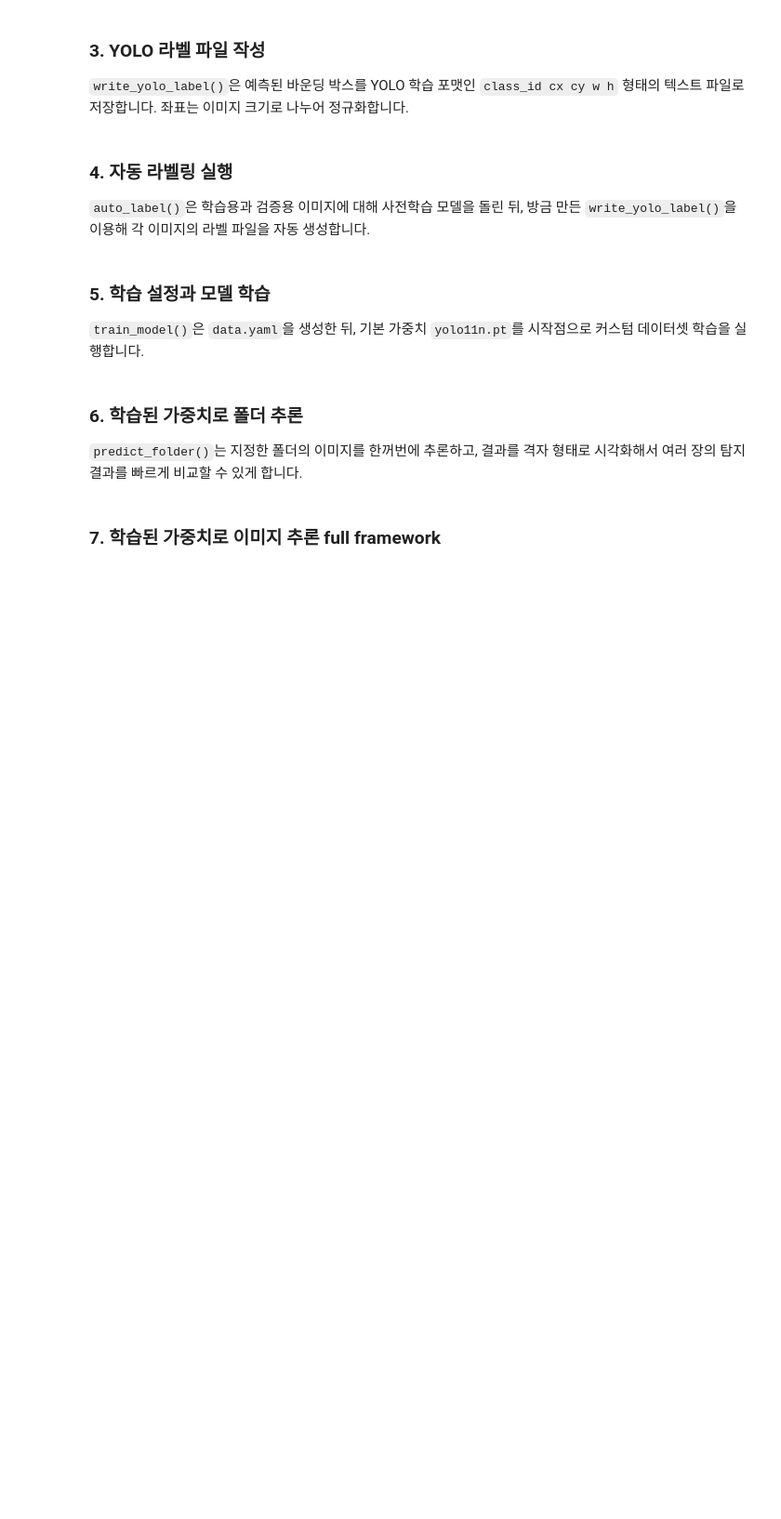
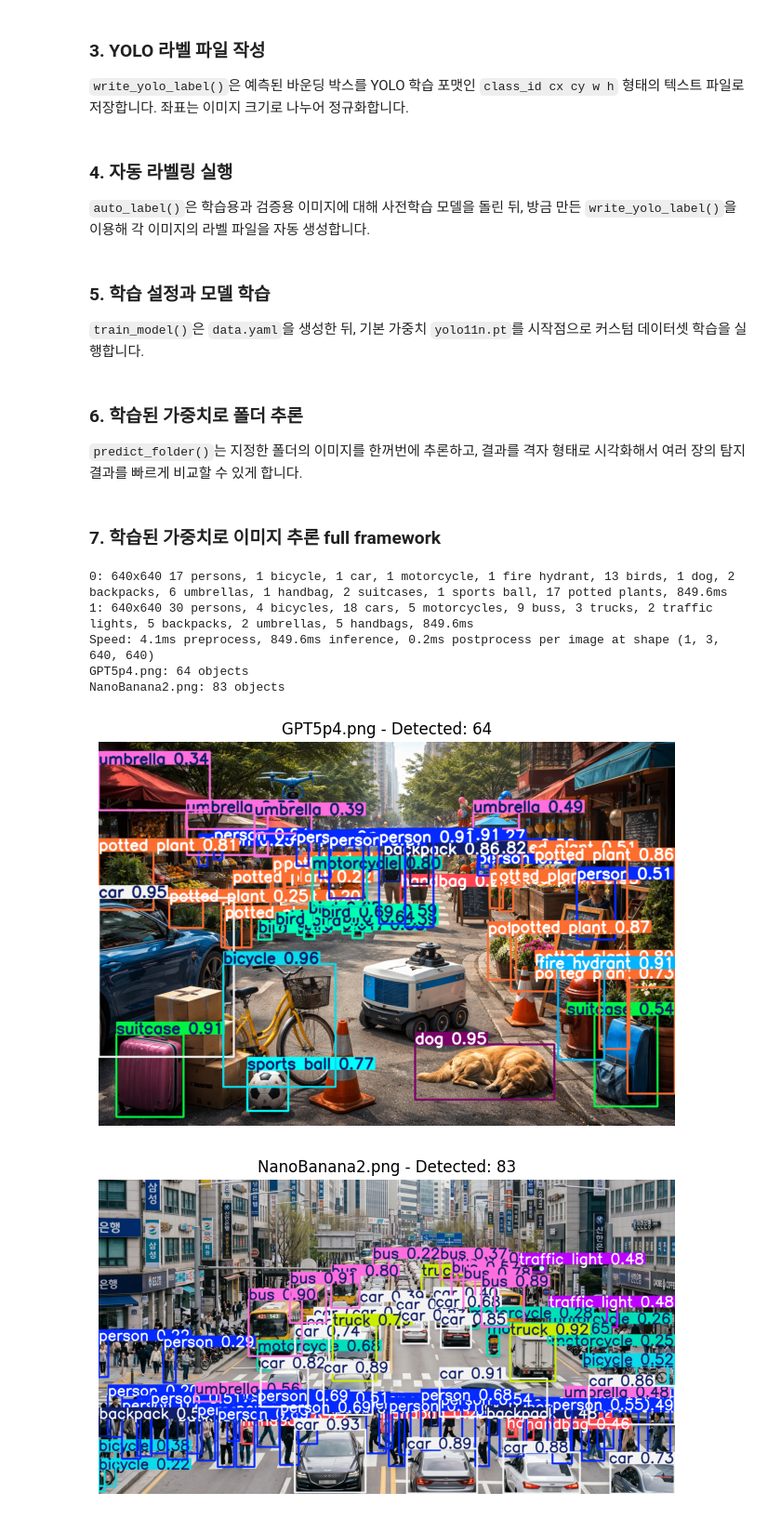
Before and after one commit to InHyunseo/InHyunseo, a Jupyter notebook: 4-1/AUE4023_mid.ipynb, the cells around one changed output. Shown at 93% size. Drawn from its saved outputs; the diff is of its cells as text; code cells hidden in the pictures; blank space fills up the shorter version.

```diff
--- a/4-1/AUE4023_mid.ipynb
+++ b/4-1/AUE4023_mid.ipynb
@@ -1133,20 +1133,30 @@ def predict_folder(image_folder, weights='yolo11n.pt', conf=0.25, cols=3):
 # %%
 from ultralytics import YOLO
 from pathlib import Path
 import cv2
 import matplotlib.pyplot as plt
 
-image_path = Path("test.png").resolve()
+image_path = sorted([p for p in Path(".").glob("*.png")])
 
-model = YOLO("yolo11n.pt")
-result = model.predict(image_path, conf=0.25)[0]
+model = YOLO("yolo26x.pt")
+result = model.predict(image_path, conf=0.2)
 
 # 출력
-print(f"{image_path.name}: {len(result.boxes)} objects")
+for i, p in enumerate(image_path):
+    print(f"{p.name}: {len(result[i].boxes)} objects")
 
 # 시각화
-vis = result.plot()
-vis = cv2.cvtColor(vis, cv2.COLOR_BGR2RGB)
-plt.imshow(vis)
-plt.axis("off")
-plt.show()
+for i, res in enumerate(result):
+    plt.figure(figsize=(8, 8))
+    plt.imshow(cv2.cvtColor(res.plot(), cv2.COLOR_BGR2RGB))
+    plt.title(f"{image_path[i].name} - Detected: {len(res.boxes)}")
+    plt.axis('off')
+    plt.show()
+# %% [output]
+0: 640x640 17 persons, 1 bicycle, 1 car, 1 motorcycle, 1 fire hydrant, 13 birds, 1 dog, 2 backpacks, 6 umbrellas, 1 handbag, 2 suitcases, 1 sports ball, 17 potted plants, 849.6ms
+1: 640x640 30 persons, 4 bicycles, 18 cars, 5 motorcycles, 9 buss, 3 trucks, 2 traffic lights, 5 backpacks, 2 umbrellas, 5 handbags, 849.6ms
+Speed: 4.1ms preprocess, 849.6ms inference, 0.2ms postprocess per image at shape (1, 3, 640, 640)
+GPT5p4.png: 64 objects
+NanoBanana2.png: 83 objects
+[figure, added]
+[figure, added]
```
Also changed, not shown: 2 other files.
